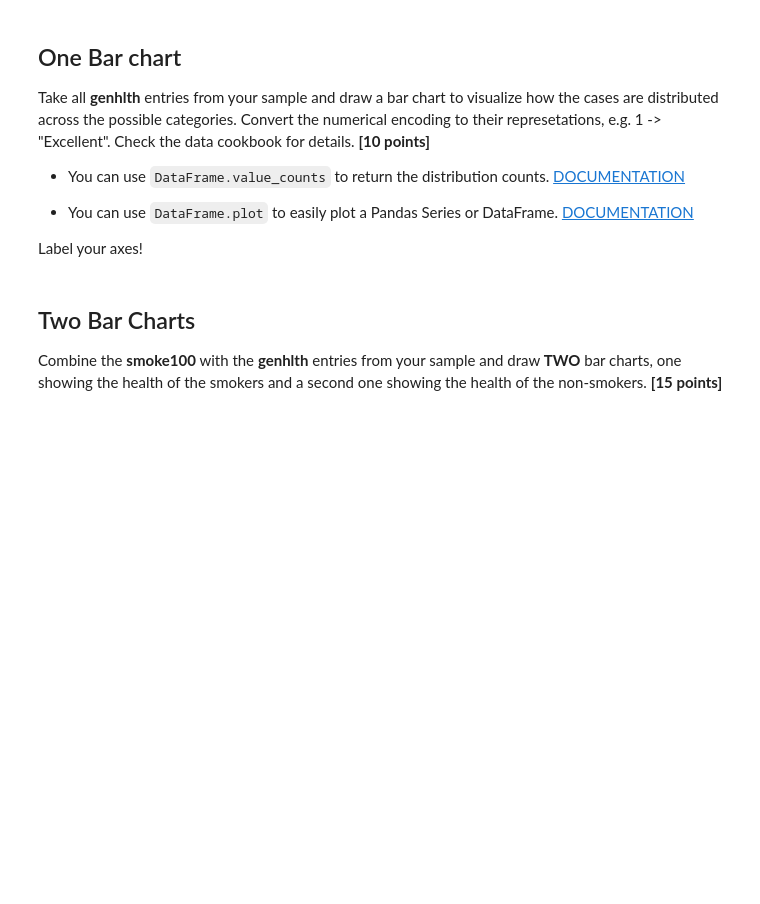
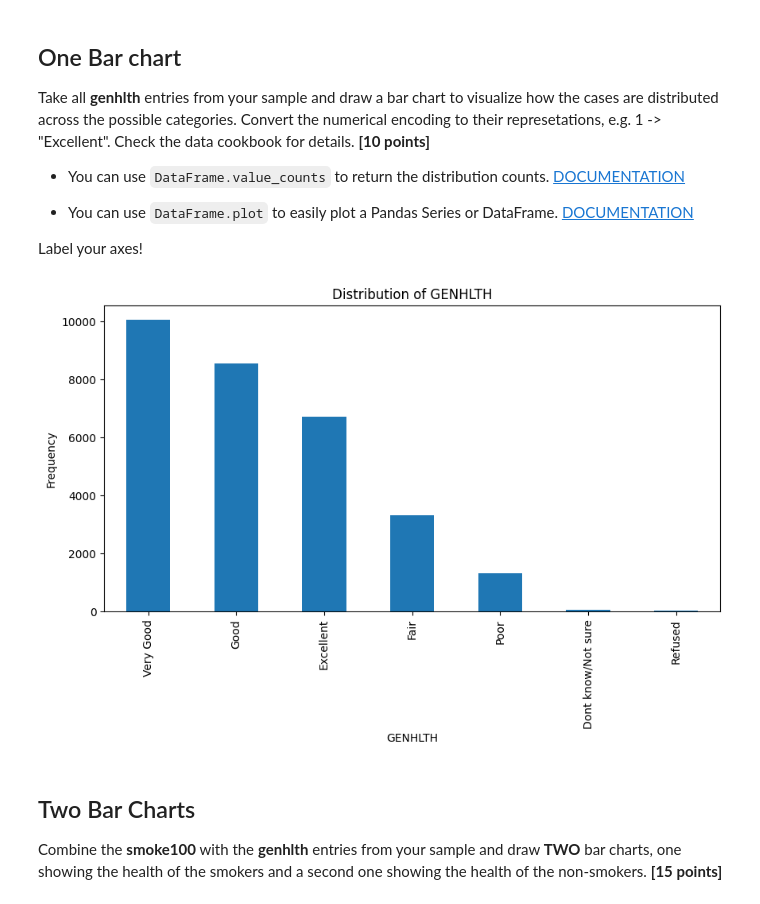
Before and after one commit to DAAP-Summer-2024/intro-to-data-structure-and-data-visualization-lmv2002, a Jupyter notebook: assignment_1.ipynb, the cells around one changed output. Cells and saved outputs as stored; diff of their text form; code cells hidden in the pictures; blank space fills up the shorter version.

```diff
--- a/assignment_1.ipynb
+++ b/assignment_1.ipynb
@@ -152,6 +209,21 @@ Take all **genhlth** entries from your sample and draw a bar chart to visualize
 - You can use `DataFrame.plot` to easily plot a Pandas Series or DataFrame. [DOCUMENTATION](https://pandas.pydata.org/docs/reference/api/pandas.DataFrame.plot.html)
 
 Label your axes!
+# %%
+#Since it is stated 'entries from your sample' you probably refer to cdbrsfss1999_sample.csv, the sample we already created.
+#I therefore take this csv and turn it back to a DataFrame, and save it as cdbrfss_sample:
+cdbrfss_sample = pd.read_csv('Data/cdbrfss1999_sample.csv')
+#I now import matplotlib to be able to plot the data.
+import matplotlib.pyplot as plt
+representation = {1:"Excellent", 2: "Very Good", 3:"Good",  4:"Fair", 5:"Poor", 7:"Dont know/Not sure", 9:"Refused"}
+# This code above creates a dictionary with the name of columns we will use to replace in the dataframe.
+#I then plot the data using the plot function, and I set the kind of plot to bar.
+# I use .replace() and the dictionary representation to replace the numbers for the names of the categories.
+plot = ((cdbrfss_sample.replace(representation).value_counts("GENHLTH"))).plot(kind='bar', figsize=(10, 5), title="Distribution of GENHLTH", xlabel="GENHLTH", ylabel="Frequency")
+
+#I struggle to both replace the names an make order the columns starting by "Excellent"
+# %% [output]
+[figure, added]
 # %% [markdown]
 ## Two Bar Charts
 
```
Also changed, not shown: parts of 24 cells of this notebook, 3 other files.
